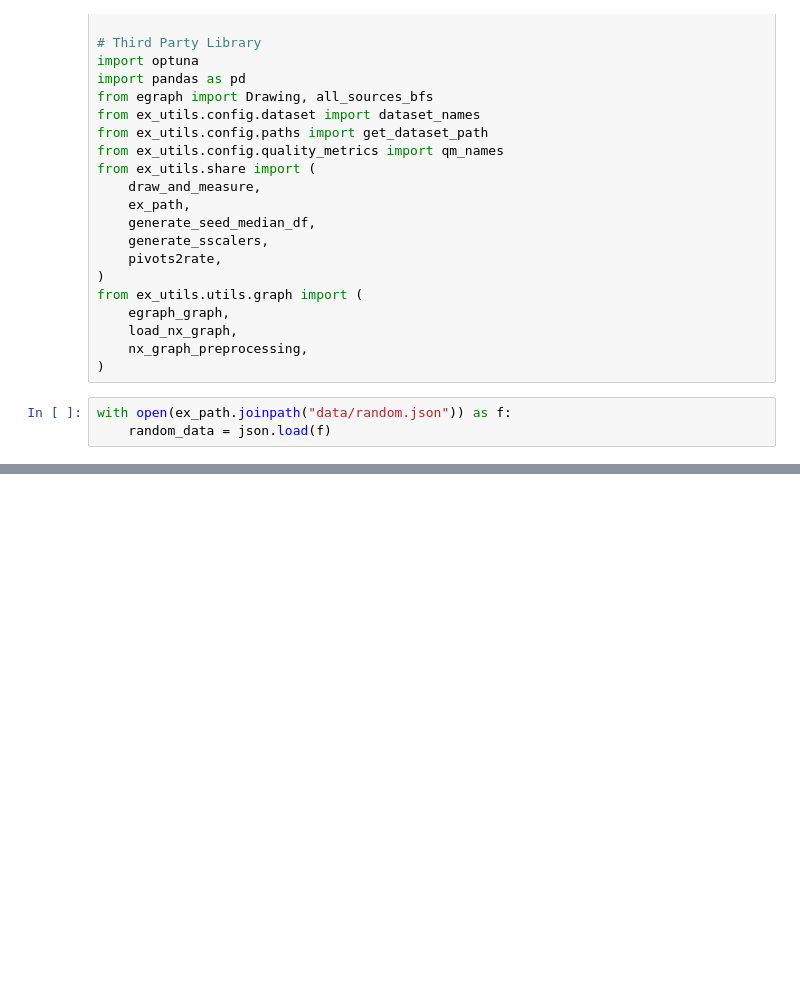
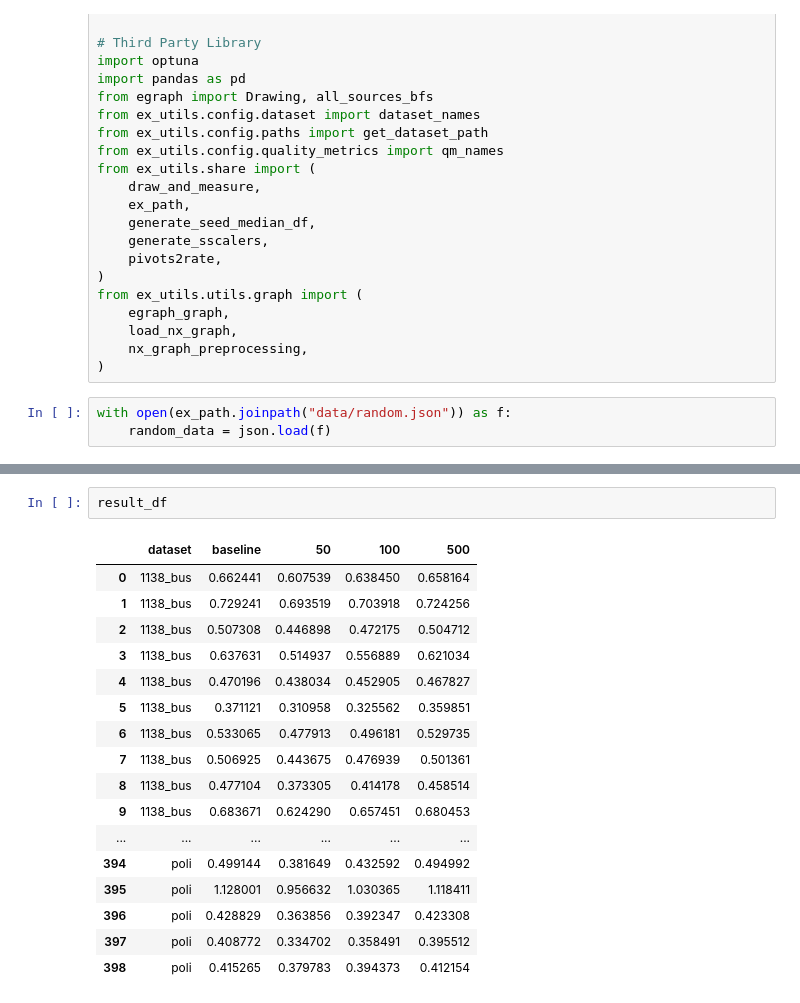
Before and after one commit to FugaTakata/hyperparameter-in-graph-drawing, a Jupyter notebook: experiments/japan-vis/sample.ipynb, the cells around one changed output, grey strips where cells are left out. Drawn from its saved outputs; the diff is of its cells as text; blank space fills up the shorter version.

```diff
--- a/experiments/japan-vis/sample.ipynb
+++ b/experiments/japan-vis/sample.ipynb
@@ -119,0 +147,20 @@ result_df = pd.DataFrame(results)
+# %%
+result_df
+# %% [output]
+|  | dataset | baseline | 50 | 100 | 500 |
+| 0 | 1138_bus | 0.662441 | 0.607539 | 0.638450 | 0.658164 |
+| 1 | 1138_bus | 0.729241 | 0.693519 | 0.703918 | 0.724256 |
+| 2 | 1138_bus | 0.507308 | 0.446898 | 0.472175 | 0.504712 |
+| 3 | 1138_bus | 0.637631 | 0.514937 | 0.556889 | 0.621034 |
+| 4 | 1138_bus | 0.470196 | 0.438034 | 0.452905 | 0.467827 |
+| 5 | 1138_bus | 0.371121 | 0.310958 | 0.325562 | 0.359851 |
+| 6 | 1138_bus | 0.533065 | 0.477913 | 0.496181 | 0.529735 |
+| 7 | 1138_bus | 0.506925 | 0.443675 | 0.476939 | 0.501361 |
+| 8 | 1138_bus | 0.477104 | 0.373305 | 0.414178 | 0.458514 |
+| 9 | 1138_bus | 0.683671 | 0.624290 | 0.657451 | 0.680453 |
+| ... | ... | ... | ... | ... | ... |
+| 394 | poli | 0.499144 | 0.381649 | 0.432592 | 0.494992 |
+| 395 | poli | 1.128001 | 0.956632 | 1.030365 | 1.118411 |
+| 396 | poli | 0.428829 | 0.363856 | 0.392347 | 0.423308 |
+| 397 | poli | 0.408772 | 0.334702 | 0.358491 | 0.395512 |
+| 398 | poli | 0.415265 | 0.379783 | 0.394373 | 0.412154 |
```
Also changed, not shown: parts of 7 cells of this notebook, 14 other files.
